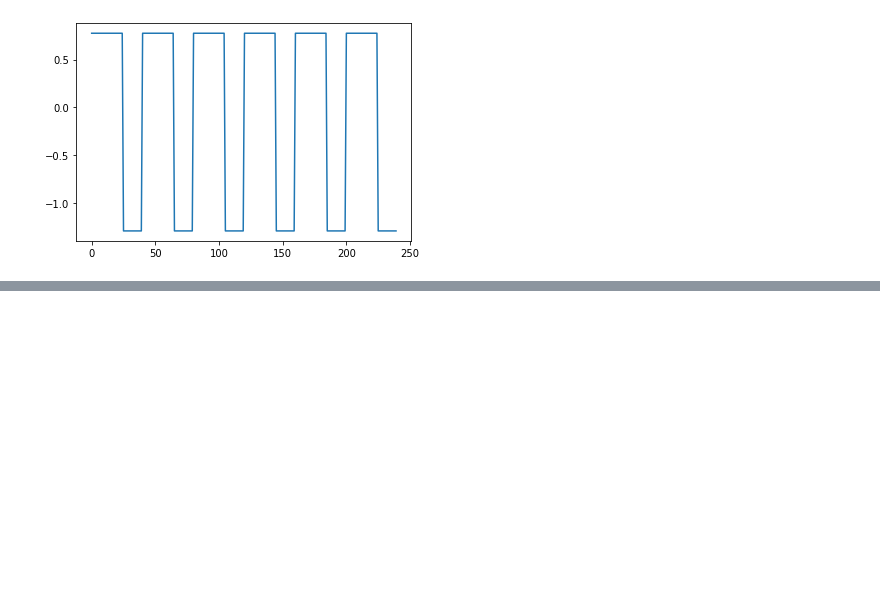
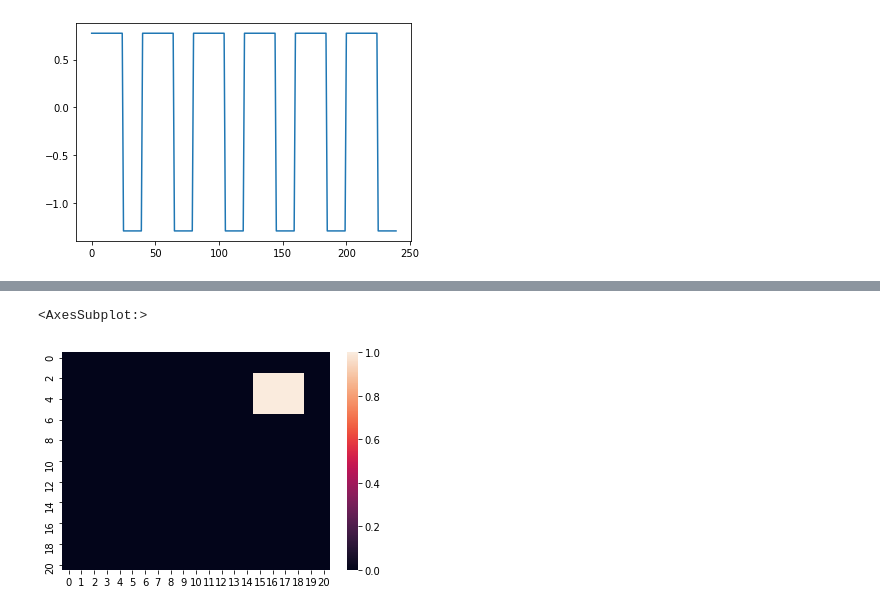
Before and after one commit to jsutrisno/mast30034_assignment_1, a Jupyter notebook: Assignment 1 Code.ipynb, the cells around one changed output, grey strips where cells are left out. Drawn from its saved outputs; the diff is of its cells as text; code cells hidden in the pictures; blank space fills up the shorter version.

```diff
--- a/Assignment 1 Code.ipynb
+++ b/Assignment 1 Code.ipynb
@@ -50,0 +74,7 @@ plt.plot(TC[5])
+# %%
+tmpSM_1 = np.zeros((21,21))
+tmpSM_1[2:6,15:19] = np.ones((4,4))
+sns.heatmap(tmpSM_1)
+# %% [output]
+<AxesSubplot:>
+[figure, added]
```
Also changed, not shown: parts of 25 cells of this notebook.
